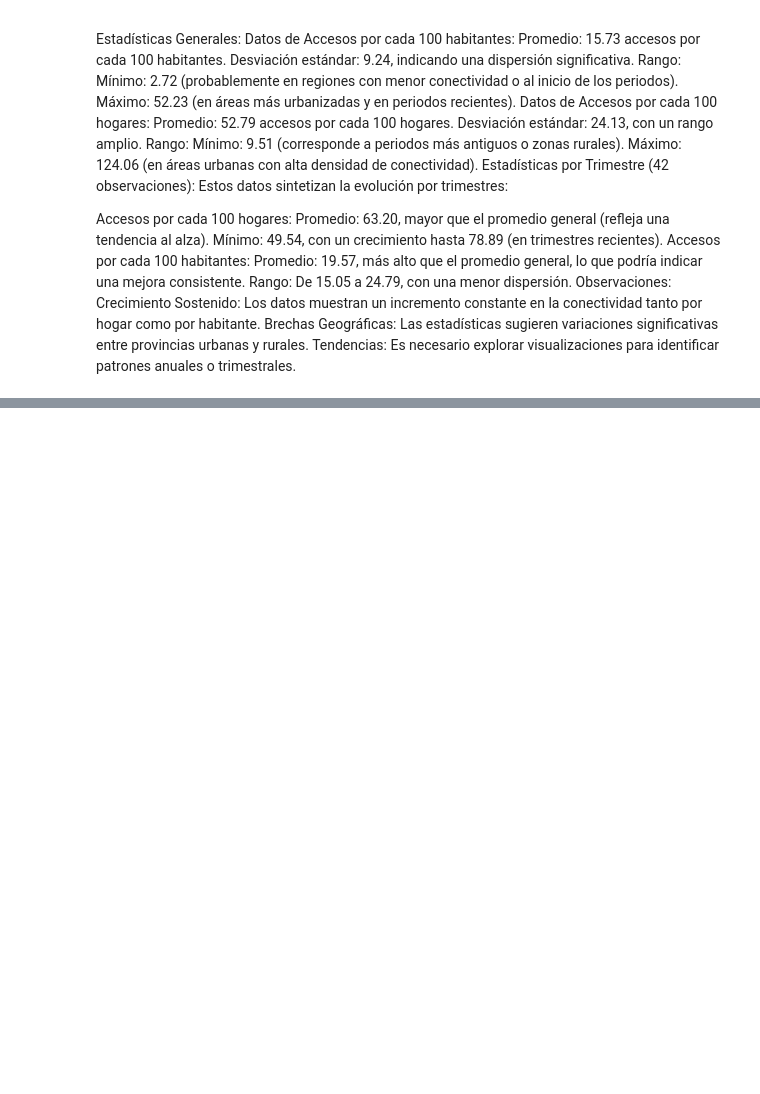
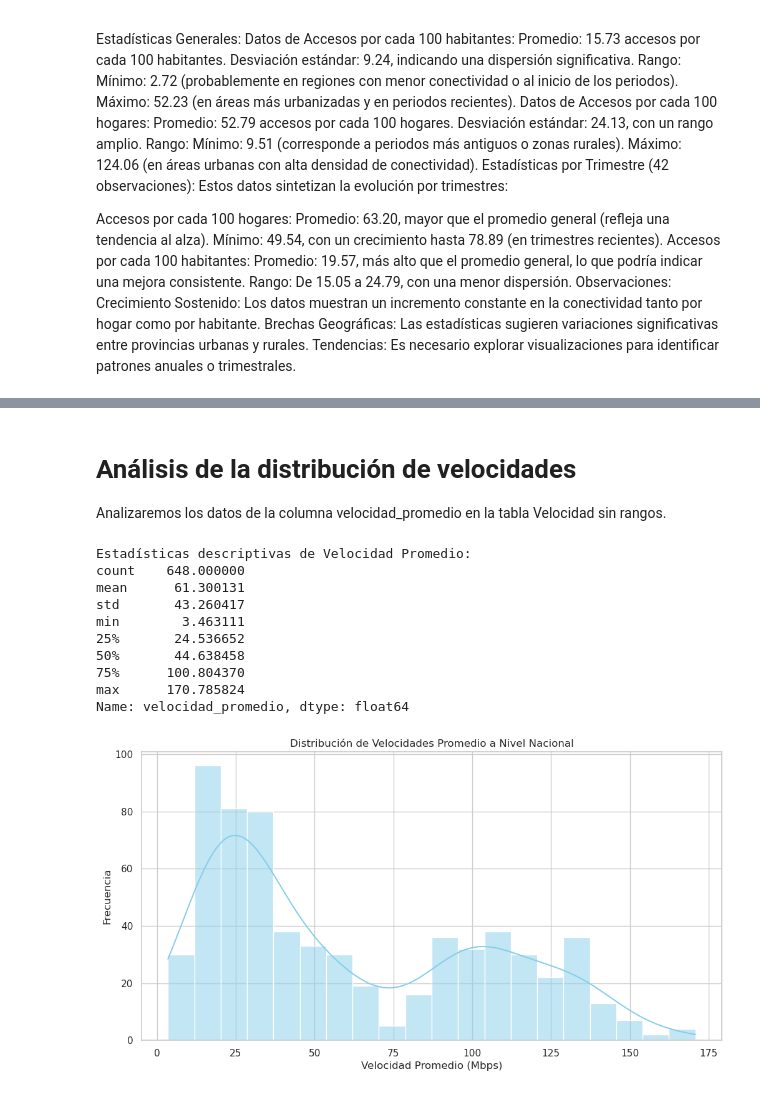
Before and after one commit to carladanie11/DataScienceProyecto2, a Jupyter notebook: notebooks/eda.ipynb, the cells around one changed output, grey strips where cells are left out. Saved outputs shown, nothing was run; the diff lists cells and outputs as text; code cells hidden in the pictures; blank space fills up the shorter version.

```diff
--- a/notebooks/eda.ipynb
+++ b/notebooks/eda.ipynb
@@ -224,0 +383,17 @@ El notebook incluirá celdas Markdown con explicaciones claras para cada paso, r
+# %%
+# Configuración de estilo
+sns.set(style="whitegrid", palette="pastel")
+plt.rcParams["figure.figsize"] = (12, 6)
+
+# Cargar los datos CSV (ajusta las rutas según corresponda)
+velocidad_sin_rangos = pd.read_csv("velocidad_sin_rangos_limpio.csv")
+velocidad_por_prov = pd.read_csv("Velocidad_por_provincia_limpio.csv")
+totales_vmd = pd.read_csv("Totales_VMD_limpio.csv")
+accesos_por_rangos = pd.read_csv("accesos_por_rangos_limpio.csv")
+totales_accesos_por_rango = pd.read_csv("Totales_Accesos_por_rango_limpio.csv")
+
+# Verificar que los datos se cargaron correctamente
+print("Velocidad sin rangos:")
+print(velocidad_sin_rangos.head())
+print("\nVelocidad por provincia:")
+print(velocidad_por_prov.head())
@@ -224,0 +416,27 @@ El notebook incluirá celdas Markdown con explicaciones claras para cada paso, r
+# %% [markdown]
+# Análisis de la distribución de velocidades
+Analizaremos los datos de la columna velocidad_promedio en la tabla Velocidad sin rangos.
+# %%
+# Estadísticas descriptivas
+print("Estadísticas descriptivas de Velocidad Promedio:")
+print(velocidad_sin_rangos["velocidad_promedio"].describe())
+
+# Histograma para analizar la distribución de las velocidades promedio
+plt.figure()
+sns.histplot(velocidad_sin_rangos["velocidad_promedio"], bins=20, kde=True, color="skyblue")
+plt.title("Distribución de Velocidades Promedio a Nivel Nacional")
+plt.xlabel("Velocidad Promedio (Mbps)")
+plt.ylabel("Frecuencia")
+plt.show()
+# %% [output]
+Estadísticas descriptivas de Velocidad Promedio:
+count    648.000000
+mean      61.300131
+std       43.260417
+min        3.463111
+25%       24.536652
+50%       44.638458
+75%      100.804370
+max      170.785824
+Name: velocidad_promedio, dtype: float64
+[figure, added]
```
Also changed, not shown: parts of 64 cells of this notebook, 1 other file.
